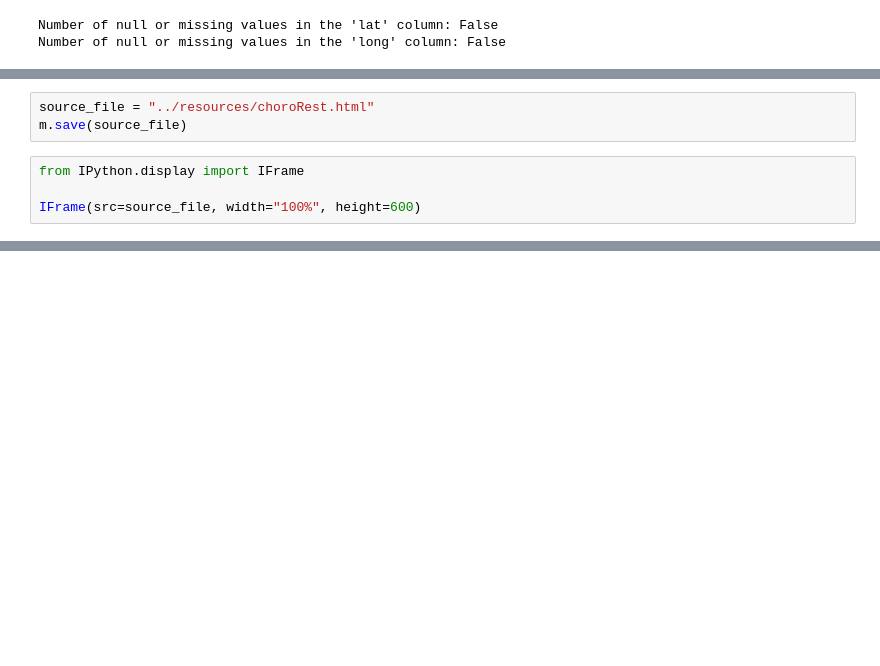
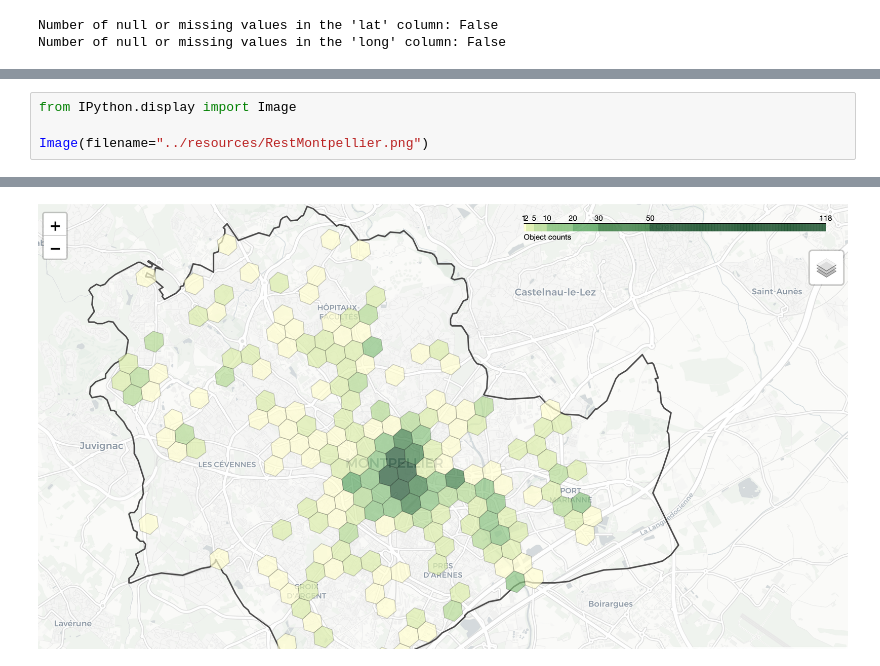
Before and after one commit to Anastasiia-Ni/PythonMaps, a Jupyter notebook: notebooks/CityAnalysis.ipynb, the cells around one changed output, grey strips where cells are left out. Saved outputs shown, nothing was run; the diff lists cells and outputs as text; blank space fills up the shorter version.

```diff
--- a/notebooks/CityAnalysis.ipynb
+++ b/notebooks/CityAnalysis.ipynb
@@ -342,11 +342,8 @@ m = choropleth_layer(geo_json, counts_per_type, convert_geometry_to_json(counts_
 m
 # %% [output]
 [interactive output not drawn]
-# %%
-source_file = "../resources/choroRest.html"
-m.save(source_file)
 # %%
-from IPython.display import IFrame
+from IPython.display import Image
 
-IFrame(src=source_file, width="100%", height=600)
+Image(filename="../resources/RestMontpellier.png")
 # %% [output]
@@ -353,0 +350 @@ IFrame(src=source_file, width="100%", height=600)
+[figure, added]
```
Also changed, not shown: parts of 1 cell of this notebook, 4 other files.
